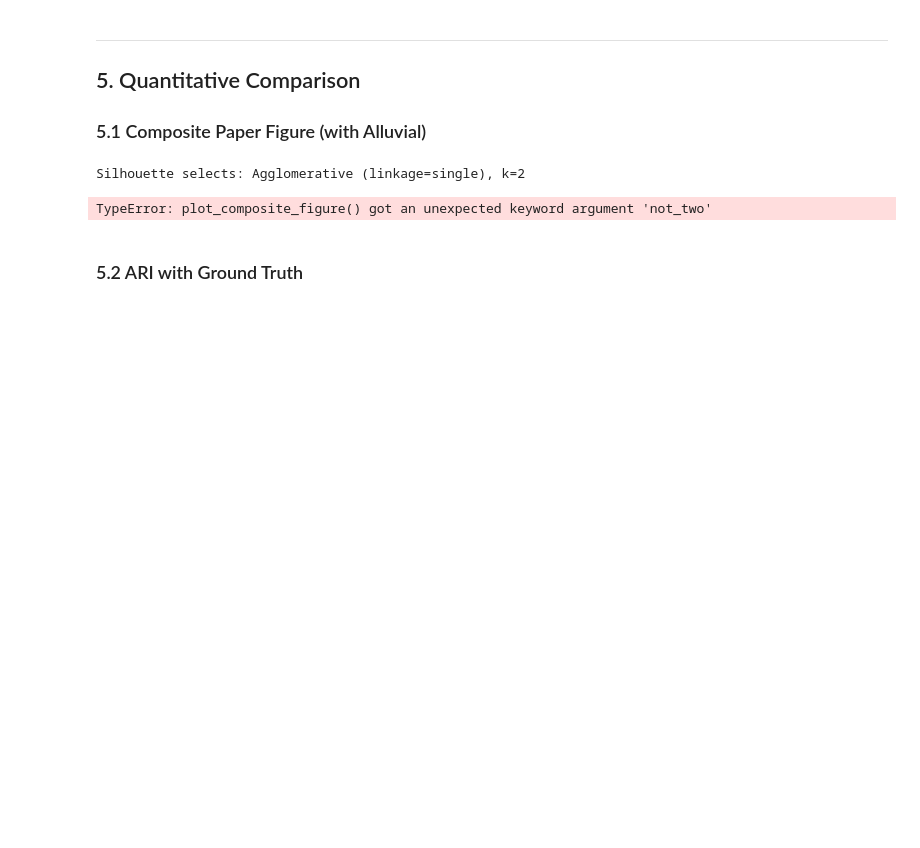
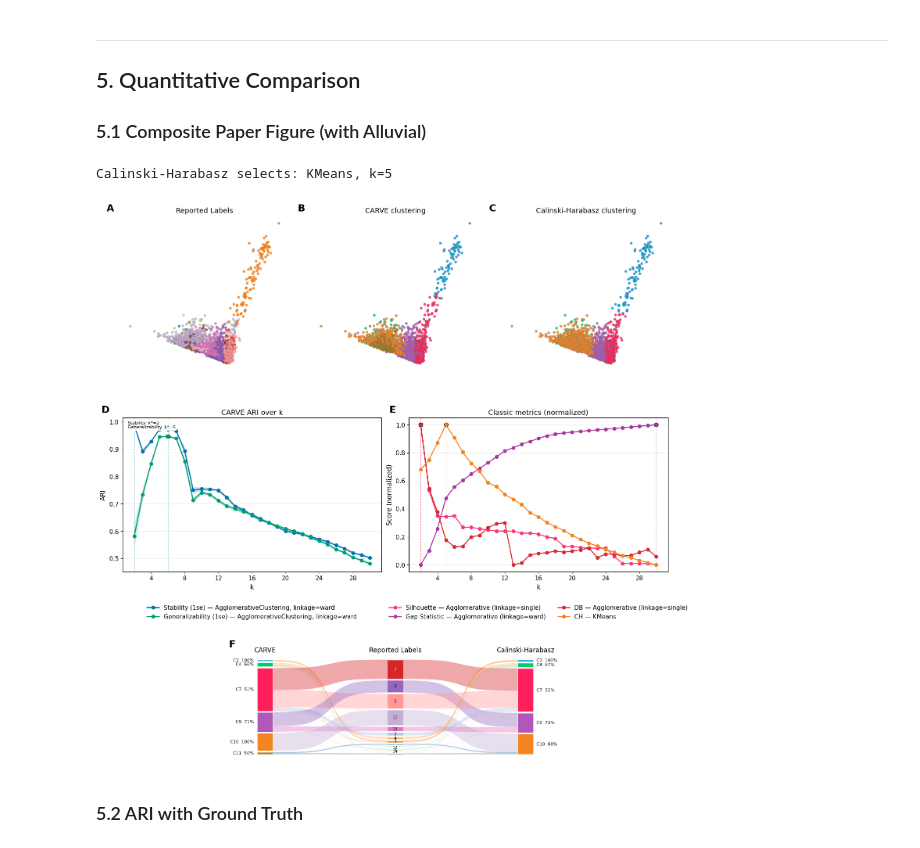
Before and after one commit to DataSlingers/CARVE, a Jupyter notebook: notebooks/case_studies/Levine_32dim.ipynb, the cells around one changed output. Drawn from its saved outputs; the diff is of its cells as text; code cells hidden in the pictures; blank space fills up the shorter version.

```diff
--- a/notebooks/case_studies/Levine_32dim.ipynb
+++ b/notebooks/case_studies/Levine_32dim.ipynb
@@ -329,32 +315,32 @@ CARVE selects k=6 (measure=s, rule=1se, not_two=True)
 
 ### 5.1 Composite Paper Figure (with Alluvial)
 # %%
-silhouette_labels, sil_model, sil_k = build_baseline_best_labels(
-    X, best_df, model_grids, metric="silhouette", random_state=RANDOM_SEED
+ch_labels, ch_model, ch_k = build_baseline_best_labels(
+    X, best_df, model_grids, metric="CH", random_state=RANDOM_SEED
 )
-print(f"Silhouette selects: {sil_model}, k={sil_k}")
+print(f"Calinski-Harabasz selects: {ch_model}, k={ch_k}")
 # %% [output]
-Silhouette selects: Agglomerative (linkage=single), k=2
+Calinski-Harabasz selects: KMeans, k=5
 # %%
 fig = plot_composite_figure(
-    X, y, carve, curves_df, best_df, silhouette_labels,
+    X, y, carve, curves_df, best_df, ch_labels,
     measure=MEASURE, rule=RULE,
     carve_measures=[("stability", "1se"), ("generalizability", "1se")],
     not_two=NOT_TWO,
     normalize_baseline=True,
     true_label_legend_title="Population",
     carve_title="CARVE clustering",
-    baseline_title="Silhouette clustering",
+    baseline_title="Calinski-Harabasz clustering",
     carve_line_title="CARVE ARI over k",
     baseline_line_title="Classic metrics (normalized)",
     alluvial_left_title="CARVE",
-    alluvial_right_title="Silhouette",
-    alluvial_true_title="True Labels",
+    alluvial_right_title="Calinski-Harabasz",
+    alluvial_true_title="Reported Labels",
     show_alluvial=True,
     figsize=(18, 16), scatter_s=20,
 )
 # %% [output]
-TypeError: plot_composite_figure() got an unexpected keyword argument 'not_two'
+[figure, added]
 # %% [markdown]
 ### 5.2 ARI with Ground Truth
 # %%
```
Also changed, not shown: parts of 4 cells of this notebook, 1 other file.
